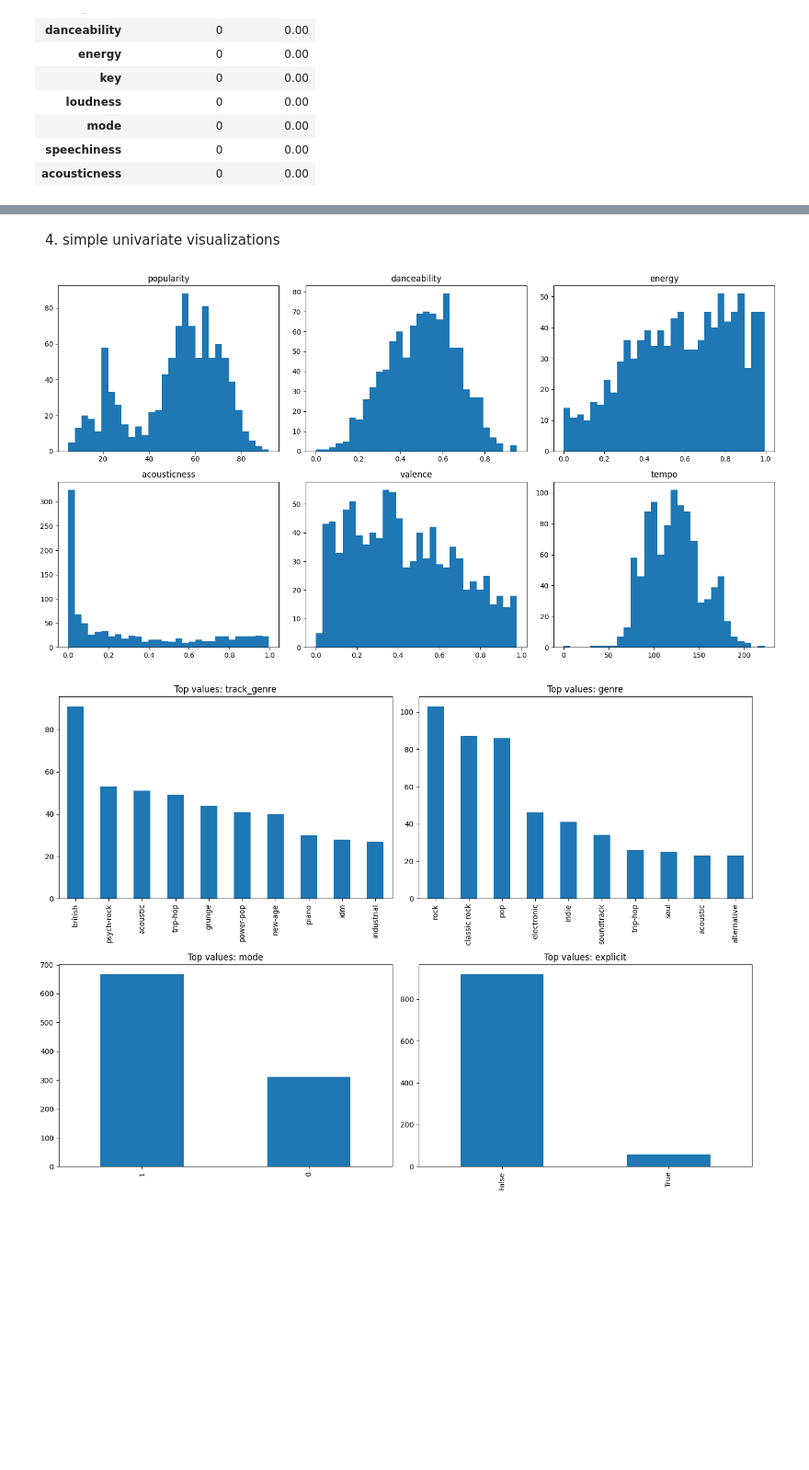
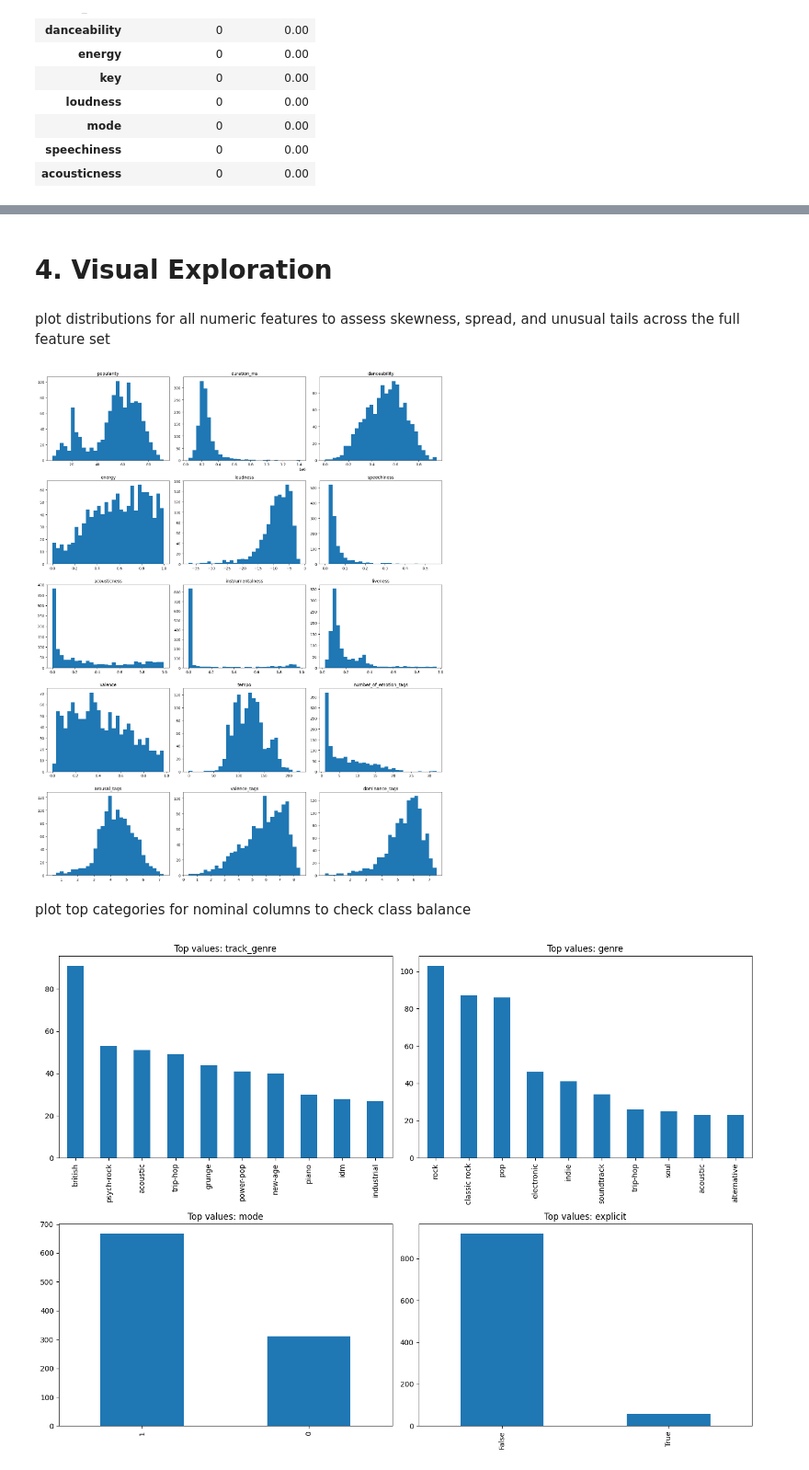
Before and after one commit to Speeb04/JSC270-Final-Project, a Jupyter notebook: eda_notebook.ipynb, the cells around one changed output, grey strips where cells are left out. Shown at 92% size. Saved outputs shown, nothing was run; the diff lists cells and outputs as text; code cells hidden in the pictures; blank space fills up the shorter version.

Commit message:
added addiitonal visualisation for eda parts 1-3

```diff
--- a/eda_notebook.ipynb
+++ b/eda_notebook.ipynb
@@ -142,3 +234,24 @@ df[numeric_cols].describe().T
 | arousal_tags | 978.0 | 4.321491 | 1.061546 | 0.458929 | 3.702821e+00 | 4.313864 | 5.079274 | 6.950 |
 | valence_tags | 978.0 | 5.820439 | 1.539885 | 0.391304 | 4.853823e+00 | 6.032377 | 7.034857 | 8.470 |
 | dominance_tags | 978.0 | 5.438078 | 1.116779 | 0.421868 | 4.878872e+00 | 5.669239 | 6.209603 | 7.440 |
+# %%
+# boolean/categorical/id summaries.
+bool_cols = ['explicit', 'mode']
+cat_cols_summary = ['track_genre', 'genre', 'artist', 'key', 'time_signature']
+id_cols = ['spotify_id', 'mbid', 'track_id']
+
+print('Boolean / binary columns (count and share):')
+for col in bool_cols:
+    counts = df[col].value_counts(dropna=False)
+    pct = (counts / len(df) * 100).round(2)
+    print(f"\n{col}")
+    print(pd.DataFrame({'count': counts, 'pct': pct}))
+
+print('\nTop categories (first 10):')
+for col in cat_cols_summary:
+    print(f"\n{col}")
+    print(df[col].value_counts(dropna=False).head(10))
+
+print('\nID quality check:')
+for col in id_cols:
+    print(f"{col}: unique={df[col].nunique()}, missing={int(df[col].isna().sum())}, duplicated={int(df[col].duplicated().sum())}")
@@ -145,19 +400,31 @@ df[numeric_cols].describe().T
+# %% [markdown]
+# 4. Visual Exploration
 # %% [markdown]
-4) simple univariate visualizations
+plot distributions for all numeric features to assess skewness, spread, and unusual tails across the full feature set
 # %%
-plot_cols = ['popularity', 'danceability', 'energy', 'acousticness', 'valence', 'tempo']
+# Distribution plots for all numeric columns.
+plot_cols = numeric_cols.copy()
 
-fig, axes = plt.subplots(2, 3, figsize=(15, 8))
+n_cols = 3
+n_plots = len(plot_cols)
+n_rows = (n_plots + n_cols - 1) // n_cols
+
+fig, axes = plt.subplots(n_rows, n_cols, figsize=(16, 4 * n_rows))
 axes = axes.flatten()
 
 for i, col in enumerate(plot_cols):
     axes[i].hist(df[col].dropna(), bins=30)
     axes[i].set_title(col)
 
+for j in range(i + 1, len(axes)):
+    axes[j].set_visible(False)
+
 plt.tight_layout()
 plt.show()
 # %% [output]
-[figure, old version]
+[figure, new version]
+# %% [markdown]
+plot top categories for nominal columns to check class balance
 # %%
 cat_cols = ['track_genre', 'genre', 'mode', 'explicit']
 
```
Also changed, not shown: parts of 24 cells of this notebook.
